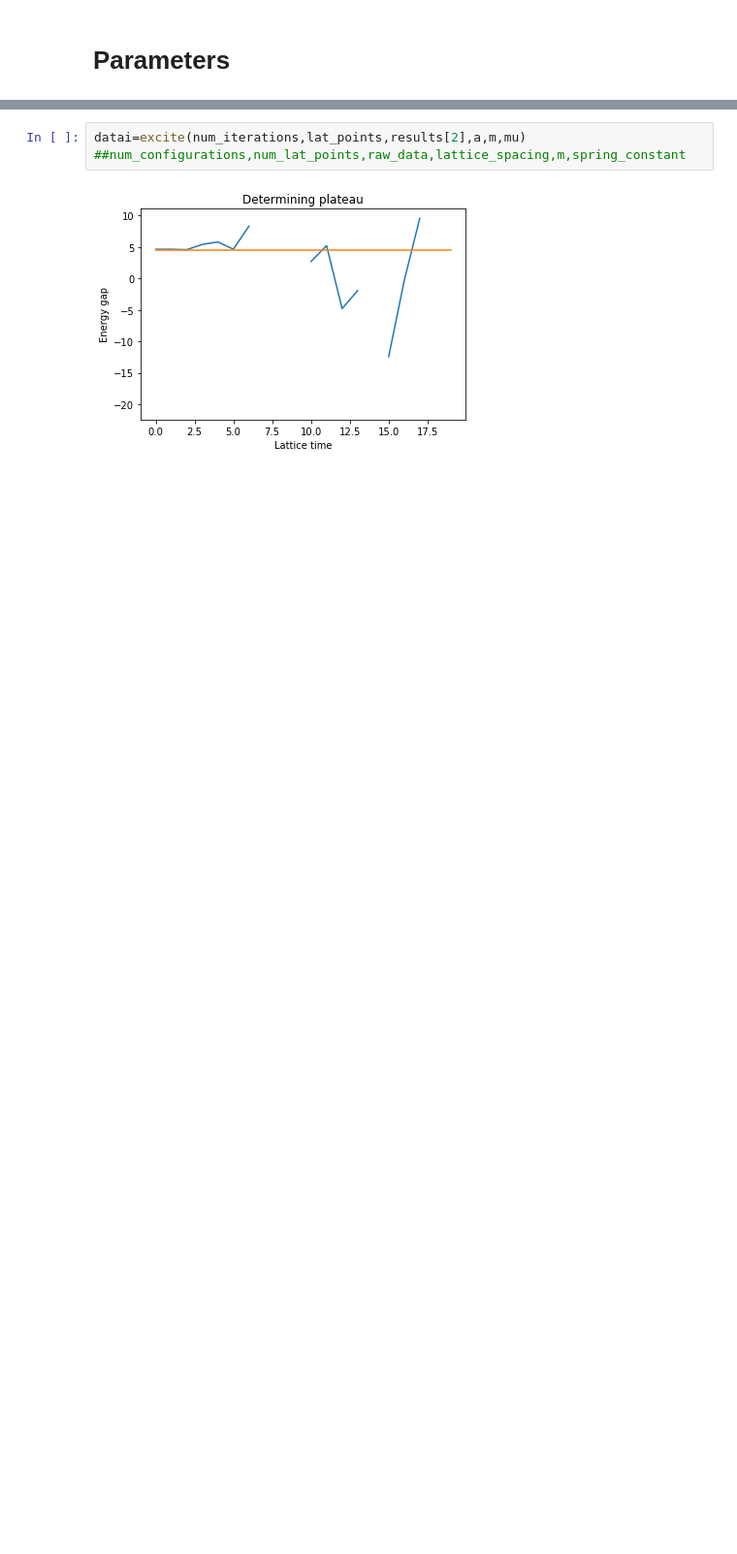
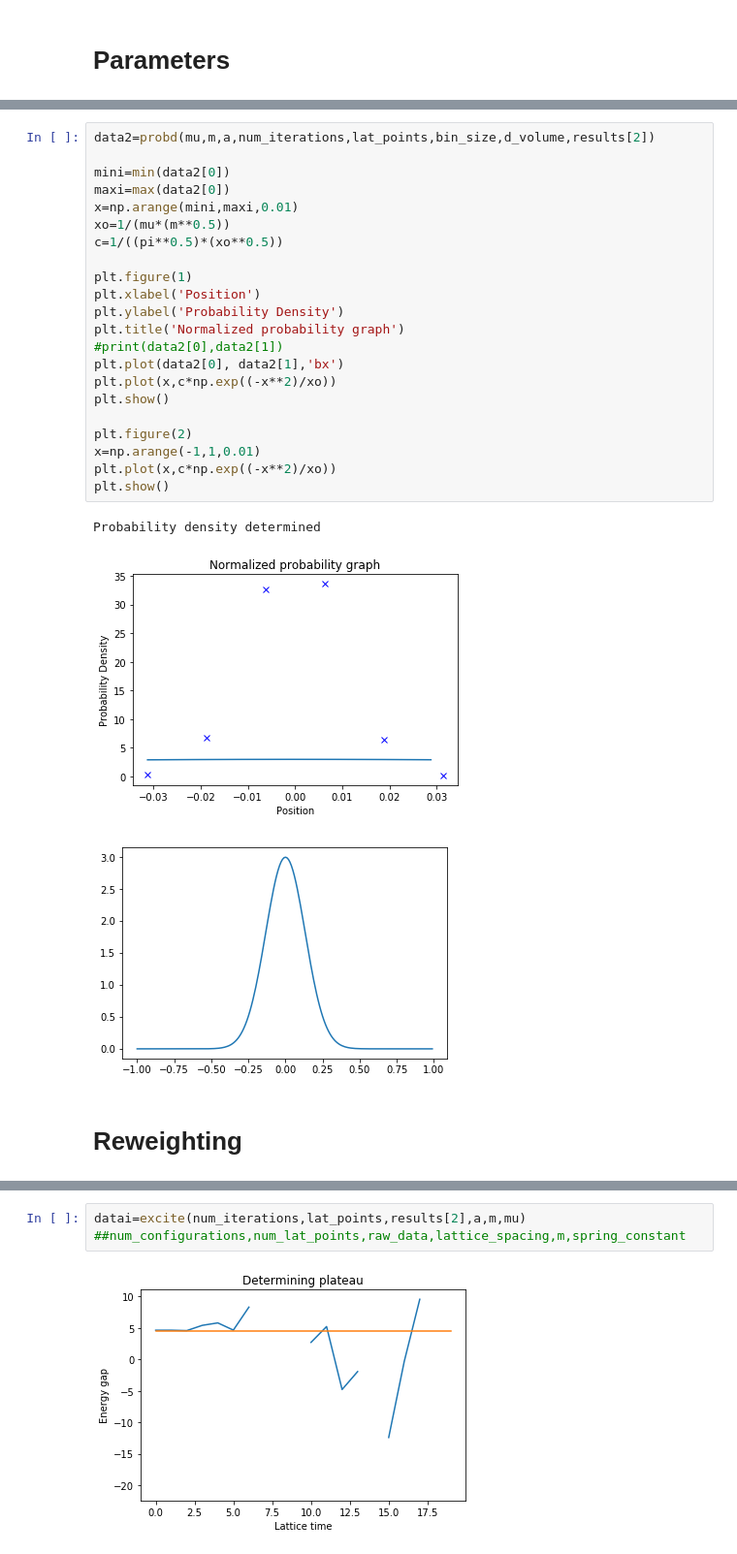
Before and after one commit to willrobs/ph353a3, a Jupyter notebook: Metropolis Algorithm-Copy1.ipynb, the cells around one changed output, grey strips where cells are left out. Shown: that part at 97% size. Cells and saved outputs as stored; diff of their text form; blank space fills up the shorter version.

```diff
--- a/Metropolis Algorithm-Copy1.ipynb
+++ b/Metropolis Algorithm-Copy1.ipynb
@@ -628,0 +666,28 @@ Correlation time determined.
+# %%
+data2=probd(mu,m,a,num_iterations,lat_points,bin_size,d_volume,results[2])
+
+mini=min(data2[0])
+maxi=max(data2[0])
+x=np.arange(mini,maxi,0.01)
+xo=1/(mu*(m**0.5))
+c=1/((pi**0.5)*(xo**0.5))
+
+plt.figure(1)
+plt.xlabel('Position')
+plt.ylabel('Probability Density')
+plt.title('Normalized probability graph')
+#print(data2[0],data2[1])
+plt.plot(data2[0], data2[1],'bx')
+plt.plot(x,c*np.exp((-x**2)/xo))
+plt.show()
+
+plt.figure(2)
+x=np.arange(-1,1,0.01)
+plt.plot(x,c*np.exp((-x**2)/xo))
+plt.show()
+# %% [output]
+Probability density determined
+[figure, added]
+[figure, added]
+# %% [markdown]
+# Reweighting
```
Also changed, not shown: parts of 13 cells of this notebook.
